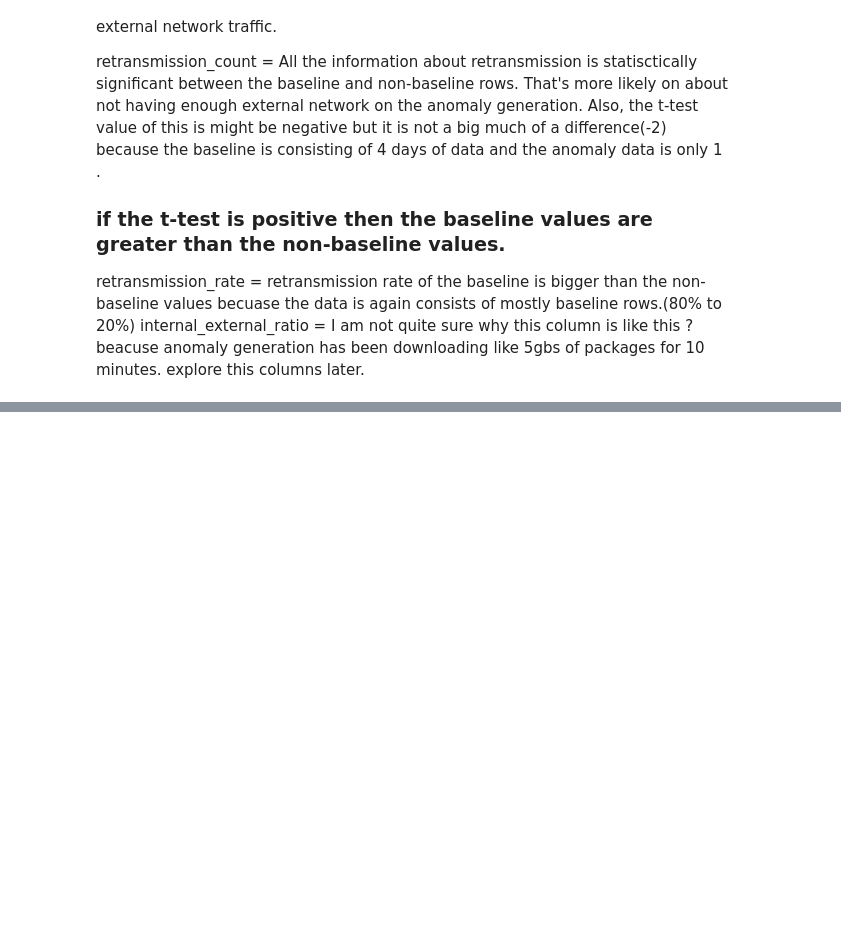
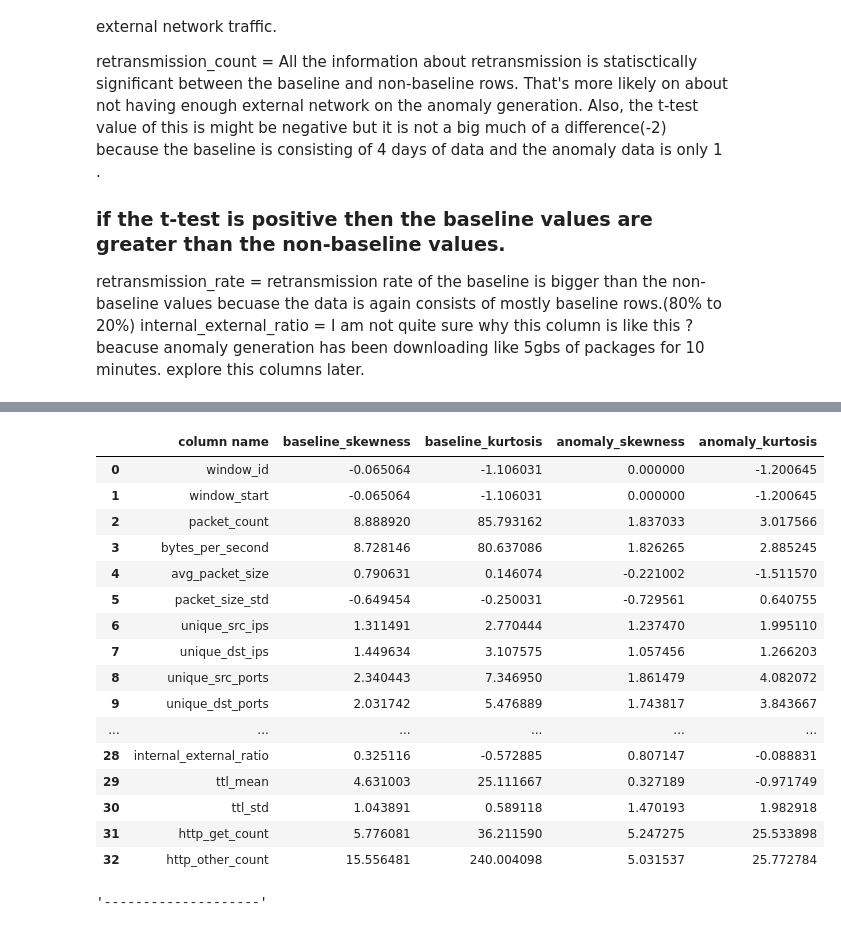
Before and after one commit to eren9677/Network-Anomaly-Detection, a Jupyter notebook: anomaly_detection.ipynb, the cells around one changed output, grey strips where cells are left out. Saved outputs shown, nothing was run; the diff lists cells and outputs as text; code cells hidden in the pictures; blank space fills up the shorter version.

```diff
--- a/anomaly_detection.ipynb
+++ b/anomaly_detection.ipynb
@@ -265,0 +320,41 @@ internal_external_ratio = I am not quite sure why this column is like this ? bea
+# %%
+
+stats_list = []
+
+for col in adv_df.select_dtypes(include=['number']).columns:
+
+    baseline_values = adv_df[col][adv_df["is_baseline"] == True].dropna()
+    non_baseline_values = adv_df[col][adv_df["is_baseline"] == False].dropna()
+
+    #display(baseline_values)
+
+    stats_list.append({
+        "column name": col,
+        "baseline_skewness": scipy.stats.skew(baseline_values),
+        "baseline_kurtosis": scipy.stats.kurtosis(baseline_values),
+        "anomaly_skewness": scipy.stats.skew(non_baseline_values),
+        "anomaly_kurtosis": scipy.stats.kurtosis(non_baseline_values)
+    })
+
+framey = pd.DataFrame(stats_list)
+display(framey)
+display("--------------------")
+# %% [output]
+|  | column name | baseline_skewness | baseline_kurtosis | anomaly_skewness | anomaly_kurtosis |
+| 0 | window_id | -0.065064 | -1.106031 | 0.000000 | -1.200645 |
+| 1 | window_start | -0.065064 | -1.106031 | 0.000000 | -1.200645 |
+| 2 | packet_count | 8.888920 | 85.793162 | 1.837033 | 3.017566 |
+| 3 | bytes_per_second | 8.728146 | 80.637086 | 1.826265 | 2.885245 |
+| 4 | avg_packet_size | 0.790631 | 0.146074 | -0.221002 | -1.511570 |
+| 5 | packet_size_std | -0.649454 | -0.250031 | -0.729561 | 0.640755 |
+| 6 | unique_src_ips | 1.311491 | 2.770444 | 1.237470 | 1.995110 |
+| 7 | unique_dst_ips | 1.449634 | 3.107575 | 1.057456 | 1.266203 |
+| 8 | unique_src_ports | 2.340443 | 7.346950 | 1.861479 | 4.082072 |
+| 9 | unique_dst_ports | 2.031742 | 5.476889 | 1.743817 | 3.843667 |
+| ... | ... | ... | ... | ... | ... |
+| 28 | internal_external_ratio | 0.325116 | -0.572885 | 0.807147 | -0.088831 |
+| 29 | ttl_mean | 4.631003 | 25.111667 | 0.327189 | -0.971749 |
+| 30 | ttl_std | 1.043891 | 0.589118 | 1.470193 | 1.982918 |
+| 31 | http_get_count | 5.776081 | 36.211590 | 5.247275 | 25.533898 |
+| 32 | http_other_count | 15.556481 | 240.004098 | 5.031537 | 25.772784 |
+'--------------------'
```
Also changed, not shown: parts of 8 cells of this notebook.
